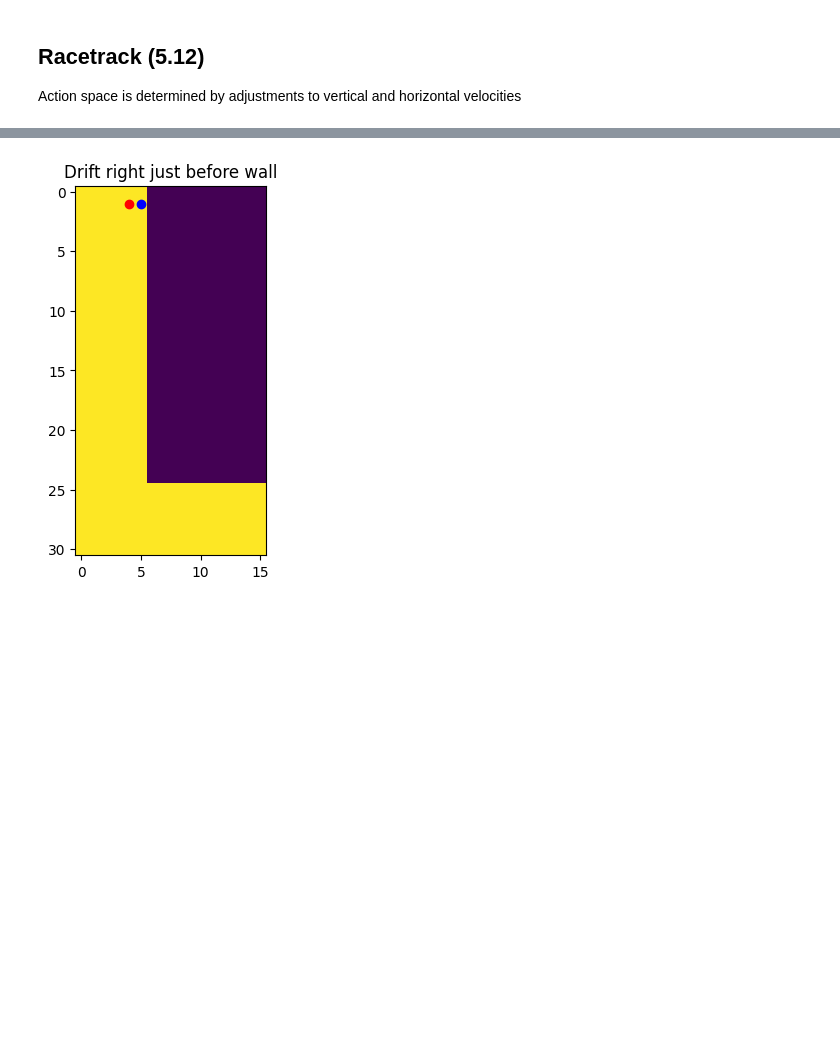
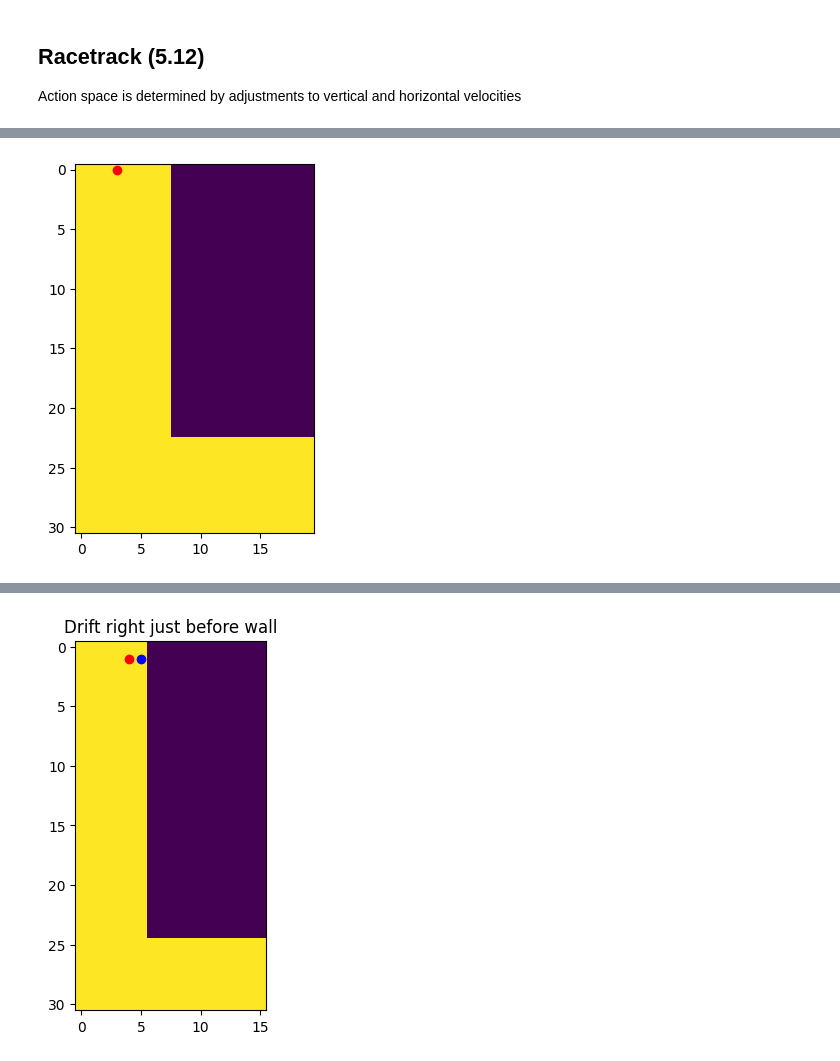
Before and after one commit to jsmithdlc/sutton-barto-programming, a Jupyter notebook: notebooks/chapter_5.ipynb, the cells around one changed output, grey strips where cells are left out. Cells and saved outputs as stored; diff of their text form; code cells hidden in the pictures; blank space fills up the shorter version.

```diff
--- a/notebooks/chapter_5.ipynb
+++ b/notebooks/chapter_5.ipynb
@@ -28,0 +35,12 @@ plt.show()
+# %%
+# We need this helper function to plot the dot over the racetrack considering that
+# the plt.imshow inverts the coordinate of reference
+def plot_dot_over_racetrack(row, column, racetrack):
+  plt.imshow(racetrack)
+  plt.plot(column, row, 'ro')
+  plt.show()
+
+start_pos_ex = (0,3)
+plot_dot_over_racetrack(*start_pos_ex, racetrack_ex)
+# %% [output]
+[figure, added]
```
Also changed, not shown: parts of 9 cells of this notebook.
